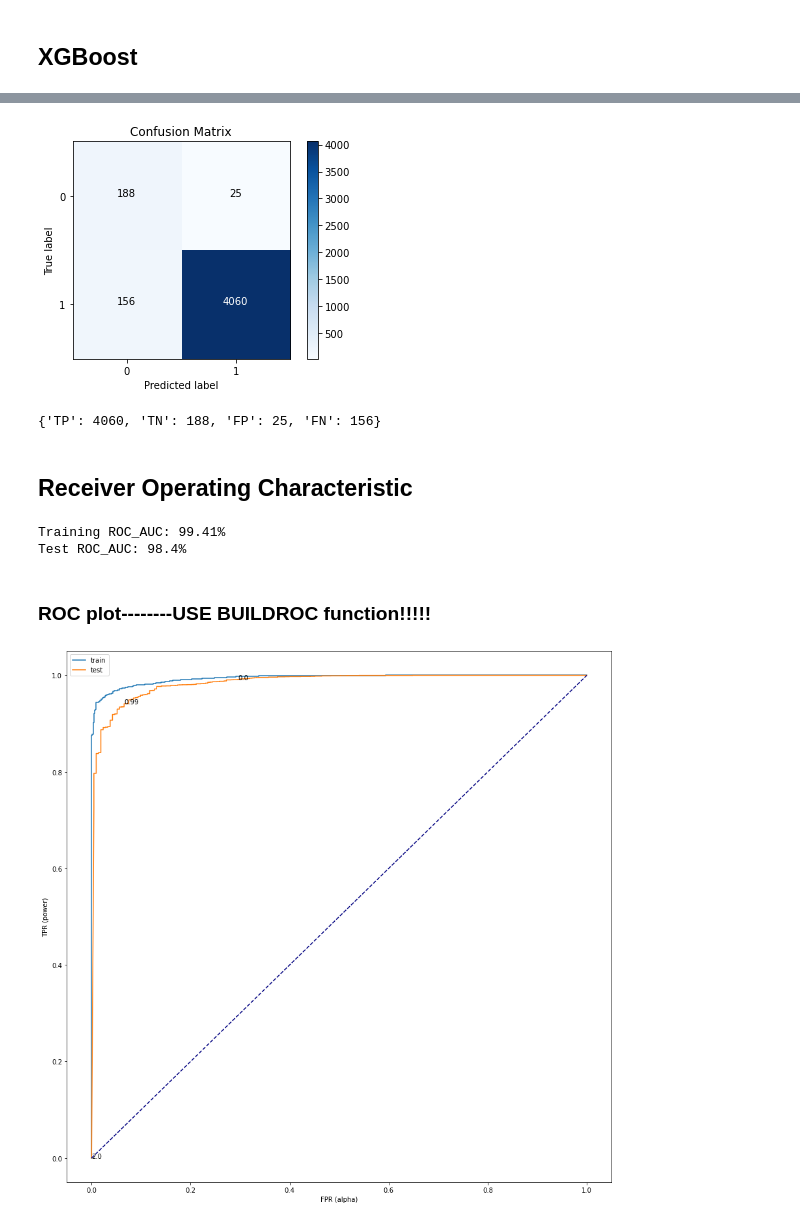
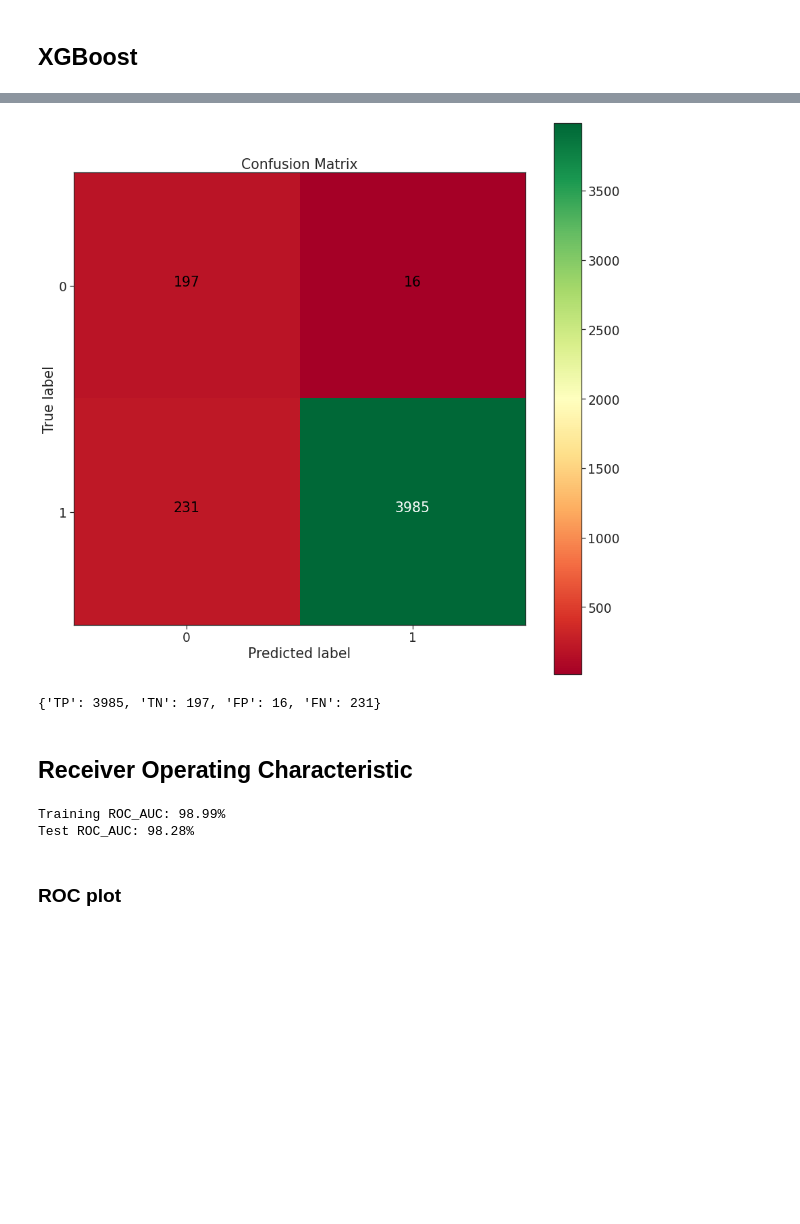
Before and after one commit to aghilissen/FakeJobDetection, a Jupyter notebook: index.ipynb, the cells around one changed output, grey strips where cells are left out. Cells and saved outputs as stored; diff of their text form; code cells hidden in the pictures; blank space fills up the shorter version.

Commit message:
ROC and colorscheme implemented

```diff
--- a/index.ipynb
+++ b/index.ipynb
@@ -142,6 +137,7 @@ for column in df.columns[5:9]:
     df[column].replace('([A-Z][a-z]|[A-Z] )', r' \1', regex=True, inplace=True)
     df[column].replace('(#URL\w+|#PHONE\w+|#EMAIL\w+)', ' ', regex=True, inplace=True)
     df[column].replace('(\\W|\\d)', ' ', regex=True, inplace=True)
+    df[column].replace(r'\b\w{1,3}\b', ' ', regex=True, inplace=True)
     df[column].replace('\ +', ' ', regex=True, inplace=True)
 # %%
 # for column in df.columns[5:9]:
@@ -245,7 +247,7 @@ feat_test = pd.concat([cat_test_df, text_test_df, binary_test_df], axis=1)
 As class imbalance will only matter during the training step, SMOTE will only be applied to to train dataset.
 # %%
 # SMOTE doesn't work on text, it needs to be changed to TF-IDF
-sm = SMOTE(random_state=666, n_jobs=4)
+sm = SMOTE(random_state=666, n_jobs=-1)
 # %%
 X, y = sm.fit_resample(feat_train.values, labels_train)
 # %%
@@ -272,3 +274,7 @@ mnb = MultinomialNB(alpha=0.01)
+# %%
+mnb = MultinomialNB(alpha=0.31)
+# alpha value has been determined during the last paragraph,
+# then the code has been run from here to update the results
 # %%
 mnb.fit(X, y)
 # %% [output]
@@ -319,77 +346,51 @@ Random Forest and XGBoost models were tried but due to how much longer it took t
 # %%
-labels_hat_test = mnb.predict(feat_test)
+labels_test_preds = mnb.predict(feat_test)
 
-cnf_matrix = confusion_matrix(labels_test, labels_hat_test)
+cnf_matrix = confusion_matrix(labels_test, labels_test_preds)
 
 # Create the basic matrix
 plt.imshow(cnf_matrix,  cmap=plt.cm.RdYlGn)
 
 plt.title('Confusion Matrix')
 plt.ylabel('True label')
 plt.xlabel('Predicted label')
 
 # Add appropriate axis scales
 class_names = set(labels) # Get class labels to add to matrix
 tick_marks = np.arange(len(class_names))
 plt.xticks(tick_marks, class_names)
 plt.yticks(tick_marks, class_names)
 
 # Add labels to each cell
 thresh = cnf_matrix.max() / 2. # Used for text coloring below
 # Here we iterate through the confusion matrix and append labels to our visualization
 for i, j in itertools.product(range(cnf_matrix.shape[0]), range(cnf_matrix.shape[1])):
         plt.text(j, i, cnf_matrix[i, j],
                  horizontalalignment='center',
                  color='white' if cnf_matrix[i, j] > thresh else 'black')
 
 # Add a legend
 plt.colorbar()
 plt.show()
 # %% [output]
-[figure, old version]
+[figure, new version]
-# %%
-cm = {'TP': 0, 'TN': 0, 'FP': 0, 'FN': 0}
-lib.conf_matrix(mnb,labels_test,labels_hat_test)
-# Multinomial Naive Bayes
-# alpha=1 : {'TP': 3982, 'TN': 174, 'FP': 17, 'FN': 275}
-# alpha=0.01 : {'TP': 4129, 'TN': 154, 'FP': 37, 'FN': 128}
-# XGBoost {'TP': 4254, 'TN': 156, 'FP': 35, 'FN': 3}
-# %% [output]
-{'TP': 4060, 'TN': 188, 'FP': 25, 'FN': 156}
+# %%
+lib.conf_matrix(mnb,labels_test,labels_test_preds)
+# %% [output]
+{'TP': 3985, 'TN': 197, 'FP': 16, 'FN': 231}
 # %% [markdown]
 ## Receiver Operating Characteristic
 # %%
-training_preds = mnb.predict_proba(feat_train.values)
-test_preds = mnb.predict_proba(feat_test.values)
+labels_training_preds = mnb.predict_proba(feat_train.values)
+labels_test_preds = mnb.predict_proba(feat_test.values)
 
-training_roc_auc = roc_auc_score(labels_train, training_preds[:,1])
-test_roc_auc = roc_auc_score(labels_test, test_preds[:,1])
+training_roc_auc = roc_auc_score(labels_train, labels_training_preds[:,1])
+test_roc_auc = roc_auc_score(labels_test, labels_test_preds[:,1])
 
 print('Training ROC_AUC: {:.4}%'.format(training_roc_auc * 100))
 print('Test ROC_AUC: {:.4}%'.format(test_roc_auc * 100))
-
-# Multinomial Bayes
-# Training ROC_AUC: 99.51%
-# Test ROC_AUC: 98.42%
-
-# XGBoost
-# Training ROC_AUC: 100.0%
-# Test ROC_AUC: 98.94%
 # %% [output]
-Training ROC_AUC: 99.41%
-Test ROC_AUC: 98.4%
+Training ROC_AUC: 98.99%
+Test ROC_AUC: 98.28%
 # %% [markdown]
-### ROC plot--------USE BUILDROC function!!!!!
+### ROC plot
-# %%
-plt.figure(figsize=(15,15))
-for data in [[labels_train, training_preds[:,1]],[labels_test, test_preds[:,1]]]:
-    fpr, tpr, threshold = roc_curve(data[0], data[1])
-    plt.plot(fpr, tpr)
-lib.annot(fpr, tpr, threshold)
-plt.plot([0, 1], [0, 1], color='navy', linestyle='--')
-plt.ylabel('TPR (power)')
-plt.xlabel('FPR (alpha)')
-plt.legend(['train','test'])
-plt.show()
-# %% [output]
-[figure, removed]
```
Also changed, not shown: parts of 42 cells of this notebook, 3 other files.
